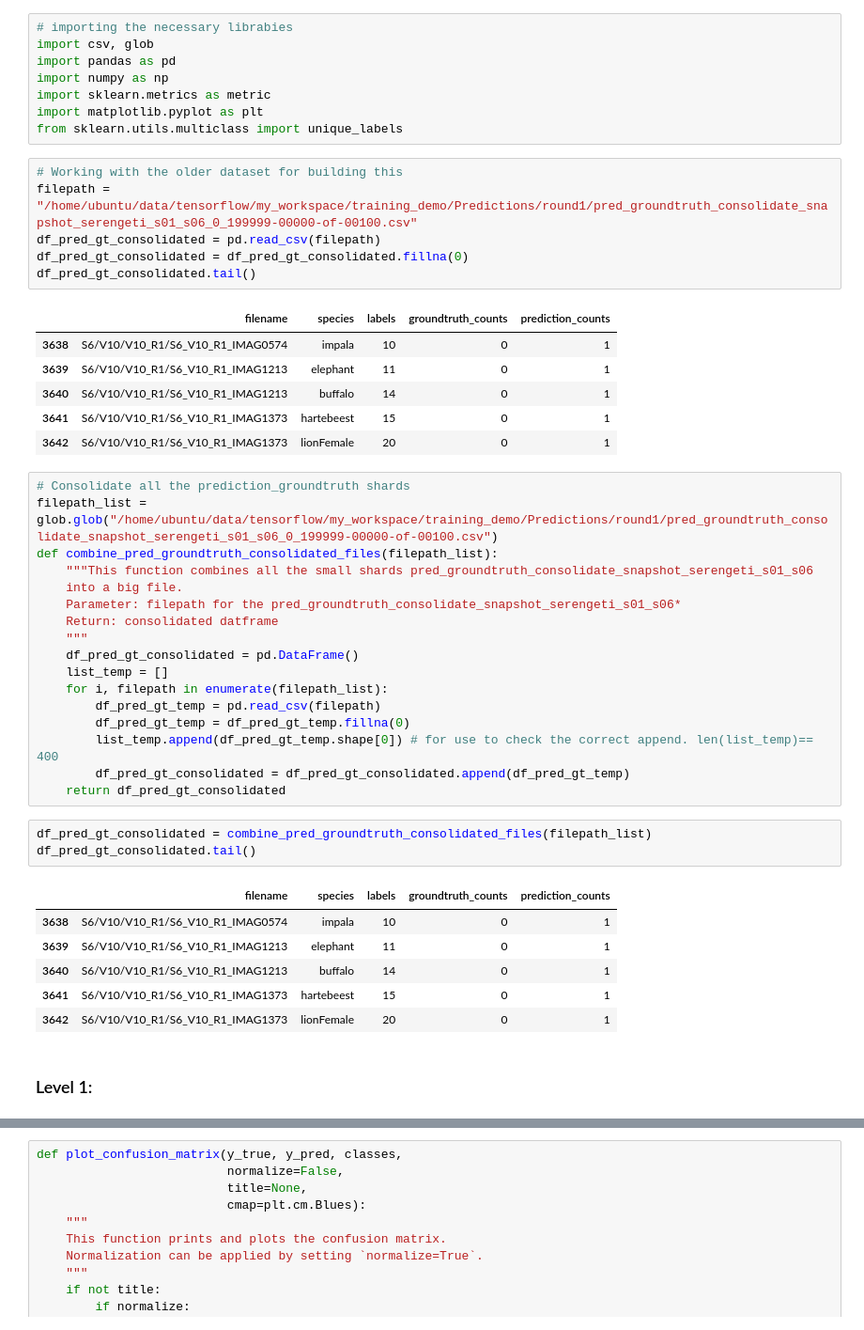
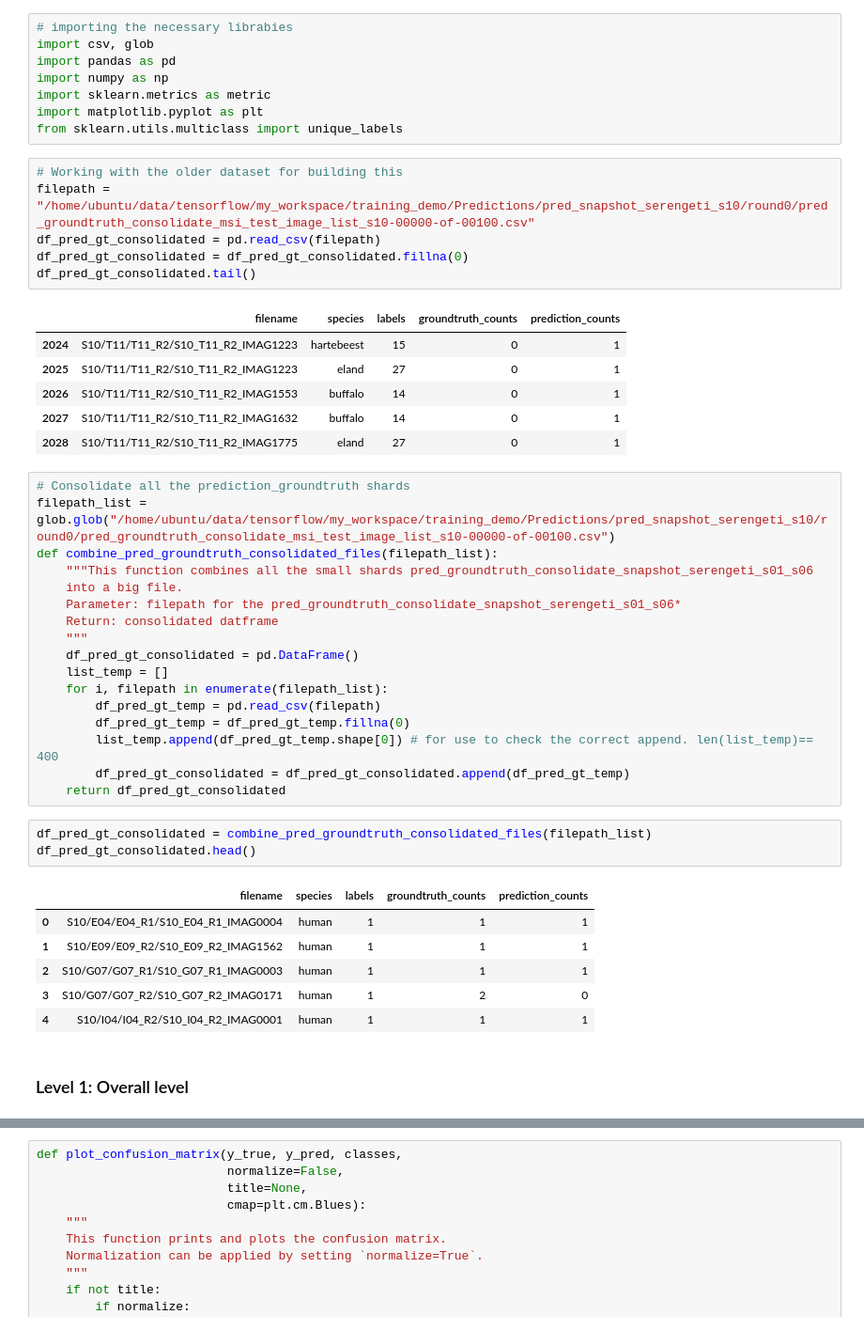
Before and after one commit to Manish-rai21bit/camera-trap-detection, a Jupyter notebook: EDA_and_ModelEvaluation/Evaluations_for_species_detection.ipynb, the cells around one changed output, grey strips where cells are left out. Shown at 94% size. Drawn from its saved outputs; the diff is of its cells as text.

Commit message:
Season 10, test set building + evaluation metric building

```diff
--- a/EDA_and_ModelEvaluation/Evaluations_for_species_detection.ipynb
+++ b/EDA_and_ModelEvaluation/Evaluations_for_species_detection.ipynb
@@ -31,20 +31,20 @@ import matplotlib.pyplot as plt
 from sklearn.utils.multiclass import unique_labels
 # %%
 # Working with the older dataset for building this
-filepath = "/home/ubuntu/data/tensorflow/my_workspace/training_demo/Predictions/round1/pred_groundtruth_consolidate_snapshot_serengeti_s01_s06_0_199999-00000-of-00100.csv"
+filepath = "/home/ubuntu/data/tensorflow/my_workspace/training_demo/Predictions/pred_snapshot_serengeti_s10/round0/pred_groundtruth_consolidate_msi_test_image_list_s10-00000-of-00100.csv"
 df_pred_gt_consolidated = pd.read_csv(filepath)
 df_pred_gt_consolidated = df_pred_gt_consolidated.fillna(0)
 df_pred_gt_consolidated.tail()
 # %% [output]
 |  | filename | species | labels | groundtruth_counts | prediction_counts |
-| 3638 | S6/V10/V10_R1/S6_V10_R1_IMAG0574 | impala | 10 | 0 | 1 |
-| 3639 | S6/V10/V10_R1/S6_V10_R1_IMAG1213 | elephant | 11 | 0 | 1 |
-| 3640 | S6/V10/V10_R1/S6_V10_R1_IMAG1213 | buffalo | 14 | 0 | 1 |
-| 3641 | S6/V10/V10_R1/S6_V10_R1_IMAG1373 | hartebeest | 15 | 0 | 1 |
-| 3642 | S6/V10/V10_R1/S6_V10_R1_IMAG1373 | lionFemale | 20 | 0 | 1 |
+| 2024 | S10/T11/T11_R2/S10_T11_R2_IMAG1223 | hartebeest | 15 | 0 | 1 |
+| 2025 | S10/T11/T11_R2/S10_T11_R2_IMAG1223 | eland | 27 | 0 | 1 |
+| 2026 | S10/T11/T11_R2/S10_T11_R2_IMAG1553 | buffalo | 14 | 0 | 1 |
+| 2027 | S10/T11/T11_R2/S10_T11_R2_IMAG1632 | buffalo | 14 | 0 | 1 |
+| 2028 | S10/T11/T11_R2/S10_T11_R2_IMAG1775 | eland | 27 | 0 | 1 |
 # %%
 # Consolidate all the prediction_groundtruth shards
-filepath_list = glob.glob("/home/ubuntu/data/tensorflow/my_workspace/training_demo/Predictions/round1/pred_groundtruth_consolidate_snapshot_serengeti_s01_s06_0_199999-00000-of-00100.csv")
+filepath_list = glob.glob("/home/ubuntu/data/tensorflow/my_workspace/training_demo/Predictions/pred_snapshot_serengeti_s10/round0/pred_groundtruth_consolidate_msi_test_image_list_s10-00000-of-00100.csv")
 def combine_pred_groundtruth_consolidated_files(filepath_list):
     """This function combines all the small shards pred_groundtruth_consolidate_snapshot_serengeti_s01_s06
     into a big file.
@@ -61,13 +61,13 @@ def combine_pred_groundtruth_consolidated_files(filepath_list):
     return df_pred_gt_consolidated
 # %%
 df_pred_gt_consolidated = combine_pred_groundtruth_consolidated_files(filepath_list)
-df_pred_gt_consolidated.tail()
+df_pred_gt_consolidated.head()
 # %% [output]
 |  | filename | species | labels | groundtruth_counts | prediction_counts |
-| 3638 | S6/V10/V10_R1/S6_V10_R1_IMAG0574 | impala | 10 | 0 | 1 |
-| 3639 | S6/V10/V10_R1/S6_V10_R1_IMAG1213 | elephant | 11 | 0 | 1 |
-| 3640 | S6/V10/V10_R1/S6_V10_R1_IMAG1213 | buffalo | 14 | 0 | 1 |
-| 3641 | S6/V10/V10_R1/S6_V10_R1_IMAG1373 | hartebeest | 15 | 0 | 1 |
-| 3642 | S6/V10/V10_R1/S6_V10_R1_IMAG1373 | lionFemale | 20 | 0 | 1 |
+| 0 | S10/E04/E04_R1/S10_E04_R1_IMAG0004 | human | 1 | 1 | 1 |
+| 1 | S10/E09/E09_R2/S10_E09_R2_IMAG1562 | human | 1 | 1 | 1 |
+| 2 | S10/G07/G07_R1/S10_G07_R1_IMAG0003 | human | 1 | 1 | 1 |
+| 3 | S10/G07/G07_R2/S10_G07_R2_IMAG0171 | human | 1 | 2 | 0 |
+| 4 | S10/I04/I04_R2/S10_I04_R2_IMAG0001 | human | 1 | 1 | 1 |
 # %% [markdown]
-### Level 1:
+### Level 1: Overall level
```
Also changed, not shown: parts of 11 cells of this notebook, 4 other files.
